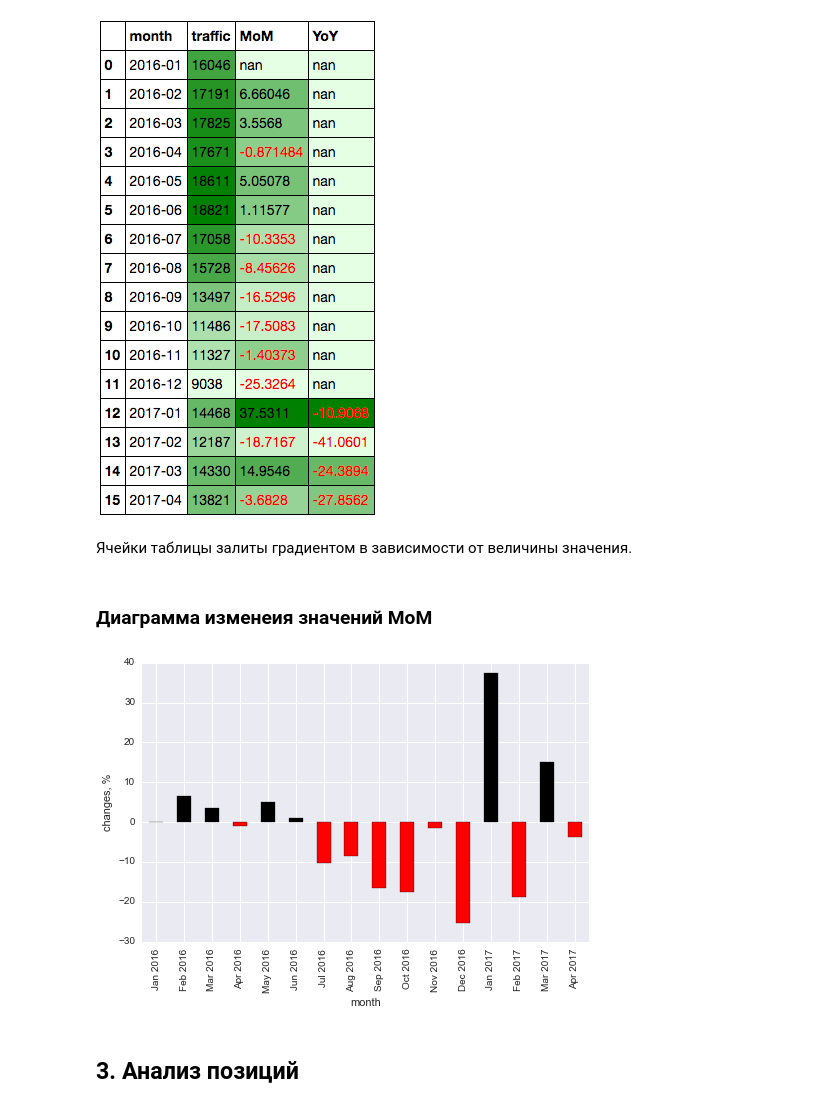
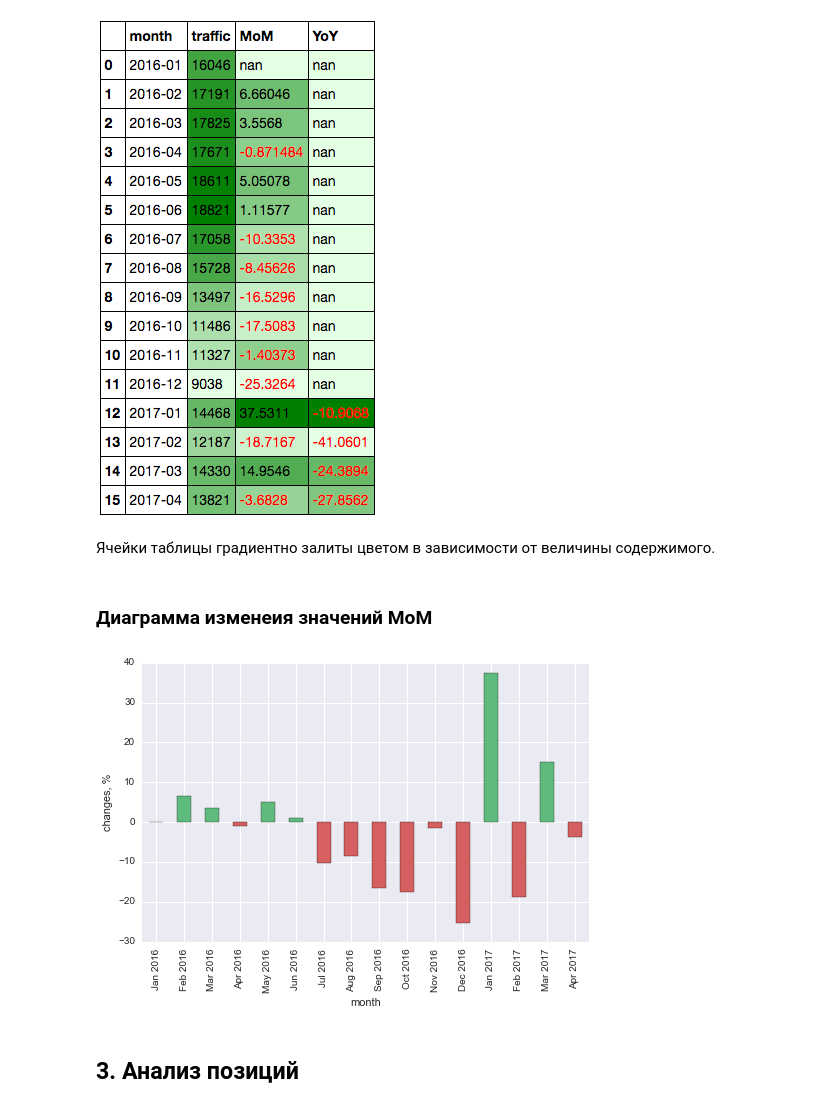
Before and after one commit to salon-love-forever/reports, a Jupyter notebook: slon-love-forever.ru.ipynb, the cells around one changed output. Saved outputs shown, nothing was run; the diff lists cells and outputs as text; code cells hidden in the pictures.

```diff
--- a/slon-love-forever.ru.ipynb
+++ b/slon-love-forever.ru.ipynb
@@ -104,7 +106,7 @@ display(Image('img/data_grad.png'))
 # %% [output]
 [figure]
 # %% [markdown]
-Ячейки таблицы залиты градиентом в зависимости от величины значения.
+Ячейки таблицы градиентно залиты цветом в зависимости от величины содержимого.
 # %% [markdown]
 ### Диаграмма изменеия значений MoM
 # %%
@@ -112,10 +114,11 @@ negative_MoM = organic['MoM'] < 0
 # %%
 fig = plt.figure(figsize=(8,5))
 ax = fig.add_subplot(1, 1, 1)
-organic.MoM.plot(ax=ax, kind='bar', stacked=True, color=organic.negative_MoM.map({True: 'r', False: 'k'})); #
+organic.MoM.plot(ax=ax, kind='bar', stacked=True,
+                 color=negative_MoM.map({True: '#d65f5f', False: '#5fba7d'}));
 ax.set_ylabel('changes, %');
 ticks = ax.set_xticklabels(['{:%b %Y}'.format(x) for x in organic.index]);
 # %% [output]
-[figure, old version]
+[figure, new version]
 # %% [markdown]
 ## 3. Анализ позиций
```
Also changed, not shown: parts of 6 cells of this notebook, 2 other files.
